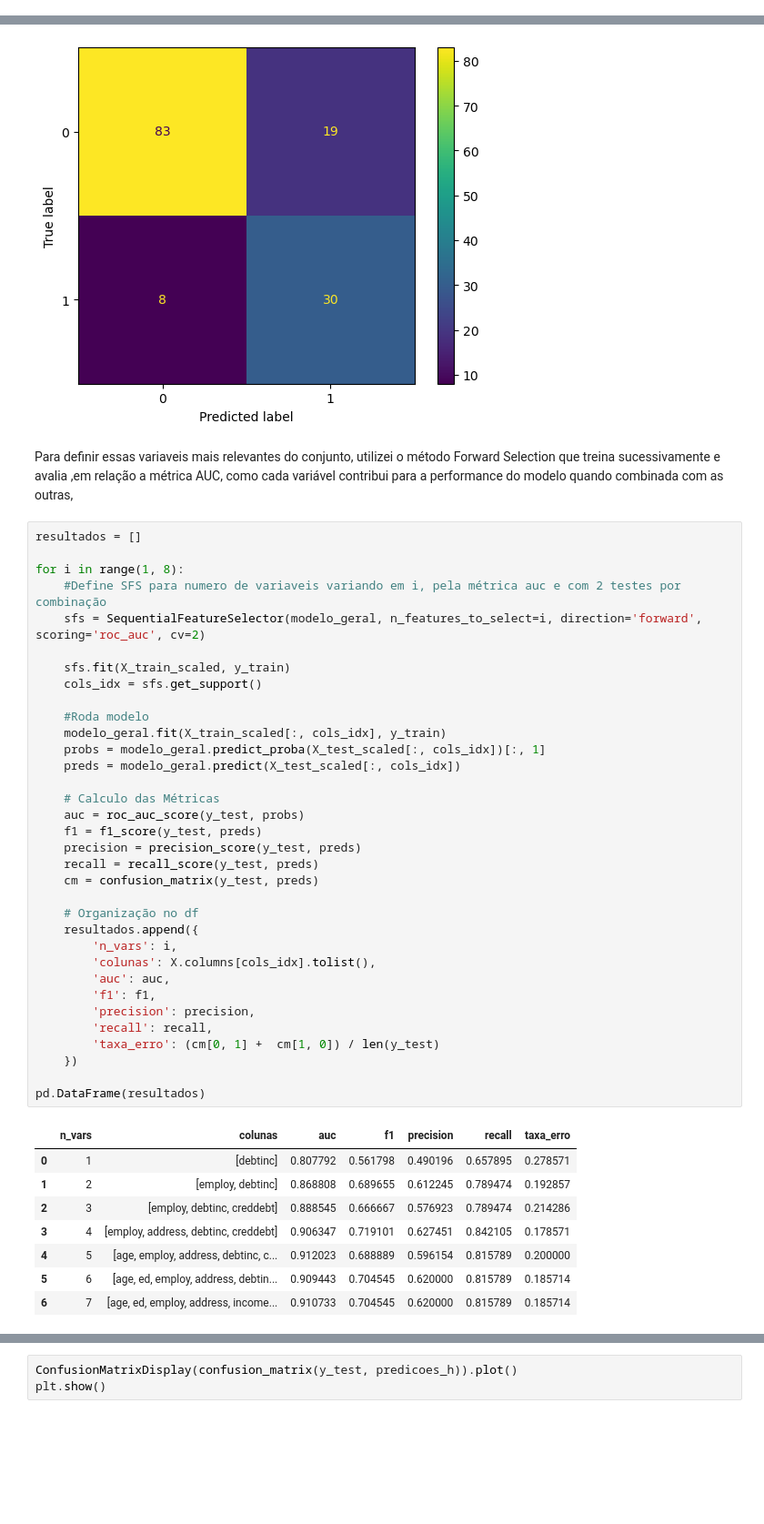
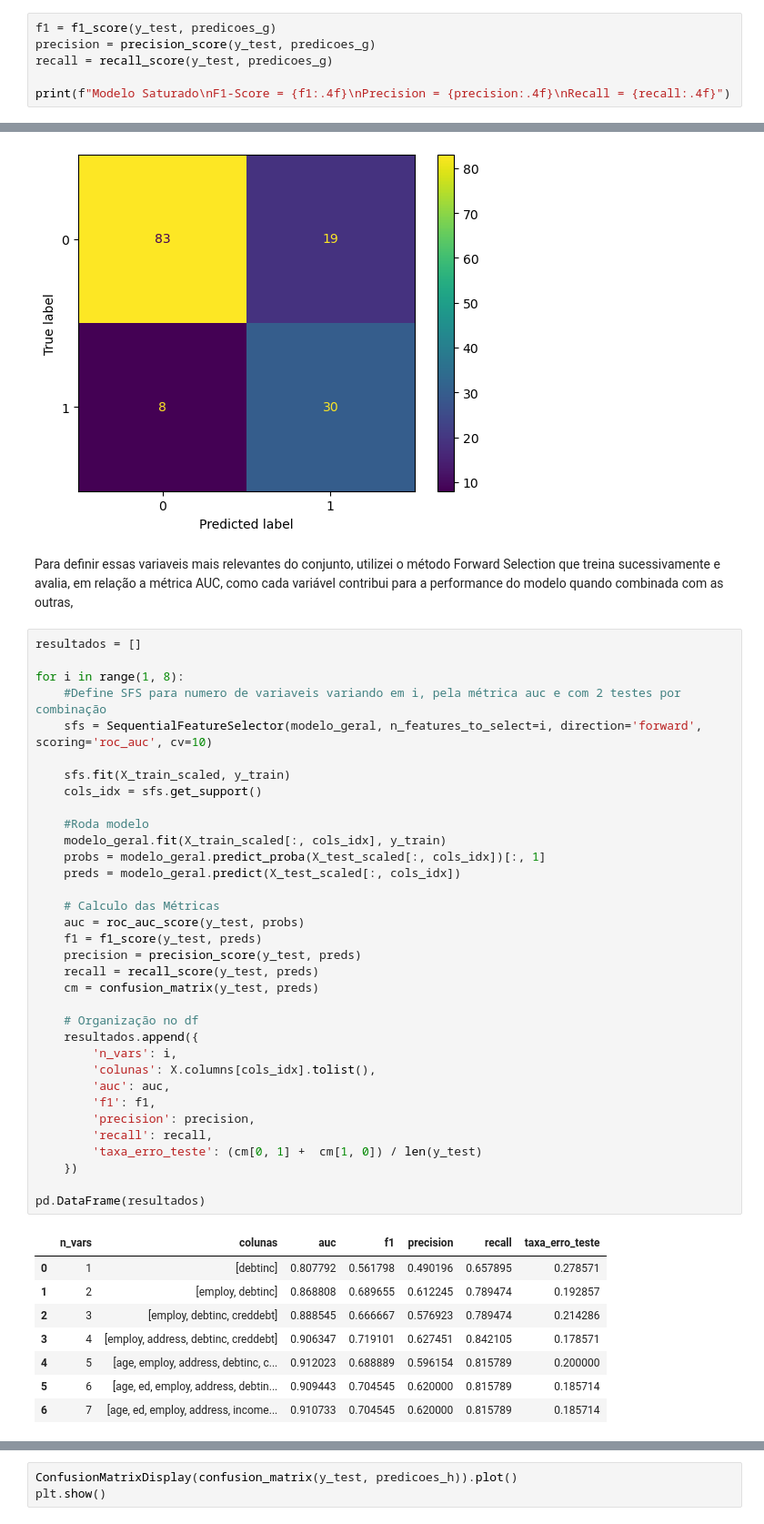
Before and after one commit to Doctor-Math/TP1-Engenharia-de-Software, a Jupyter notebook: notebooks/models/modelo_inadimplencia.ipynb, the cells around one changed output, grey strips where cells are left out. Shown at 91% size. Saved outputs shown, nothing was run; the diff lists cells and outputs as text; blank space fills up the shorter version.

Commit message:
feat: finalização da análise do modelo e ajustes de texto
- Revisão ortográfica
- Finalização da justificativa para a seleção do modelo

```diff
--- a/notebooks/models/modelo_inadimplencia.ipynb
+++ b/notebooks/models/modelo_inadimplencia.ipynb
@@ -88,3 +94,9 @@ modelo_geral.fit(X_train_scaled, y_train)
 
 #Previsão
 predicoes_g = modelo_geral.predict(X_test_scaled)
+# %%
+f1 = f1_score(y_test, predicoes_g)
+precision = precision_score(y_test, predicoes_g)
+recall = recall_score(y_test, predicoes_g)
+
+print(f"Modelo Saturado\nF1-Score = {f1:.4f}\nPrecision = {precision:.4f}\nRecall = {recall:.4f}")
@@ -94,43 +111,43 @@ plt.show()
 # %% [output]
 [figure]
 # %% [markdown]
-Para definir essas variaveis mais relevantes do conjunto, utilizei o método Forward Selection que treina sucessivamente e avalia ,em relação a métrica AUC, como cada variável contribui para a performance do modelo quando combinada com as outras,
+Para definir essas variaveis mais relevantes do conjunto, utilizei o método Forward Selection que treina sucessivamente e avalia, em relação a métrica AUC, como cada variável contribui para a performance do modelo quando combinada com as outras,
 # %%
 resultados = []
 
 for i in range(1, 8):
     #Define SFS para numero de variaveis variando em i, pela métrica auc e com 2 testes por combinação
-    sfs = SequentialFeatureSelector(modelo_geral, n_features_to_select=i, direction='forward', scoring='roc_auc', cv=2)
+    sfs = SequentialFeatureSelector(modelo_geral, n_features_to_select=i, direction='forward', scoring='roc_auc', cv=10)
 
     sfs.fit(X_train_scaled, y_train)
     cols_idx = sfs.get_support()
 
     #Roda modelo
     modelo_geral.fit(X_train_scaled[:, cols_idx], y_train)
     probs = modelo_geral.predict_proba(X_test_scaled[:, cols_idx])[:, 1]
     preds = modelo_geral.predict(X_test_scaled[:, cols_idx])
 
     # Calculo das Métricas
     auc = roc_auc_score(y_test, probs)
     f1 = f1_score(y_test, preds)
     precision = precision_score(y_test, preds)
     recall = recall_score(y_test, preds)
     cm = confusion_matrix(y_test, preds)
 
     # Organização no df
     resultados.append({
         'n_vars': i,
         'colunas': X.columns[cols_idx].tolist(),
         'auc': auc,
         'f1': f1,
         'precision': precision,
         'recall': recall,
-        'taxa_erro': (cm[0, 1] +  cm[1, 0]) / len(y_test)
+        'taxa_erro_teste': (cm[0, 1] +  cm[1, 0]) / len(y_test)
     })
 
 pd.DataFrame(resultados)
 # %% [output]
-|  | n_vars | colunas | auc | f1 | precision | recall | taxa_erro |
+|  | n_vars | colunas | auc | f1 | precision | recall | taxa_erro_teste |
 | 0 | 1 | [debtinc] | 0.807792 | 0.561798 | 0.490196 | 0.657895 | 0.278571 |
 | 1 | 2 | [employ, debtinc] | 0.868808 | 0.689655 | 0.612245 | 0.789474 | 0.192857 |
 | 2 | 3 | [employ, debtinc, creddebt] | 0.888545 | 0.666667 | 0.576923 | 0.789474 | 0.214286 |
```
Also changed, not shown: parts of 11 cells of this notebook.
